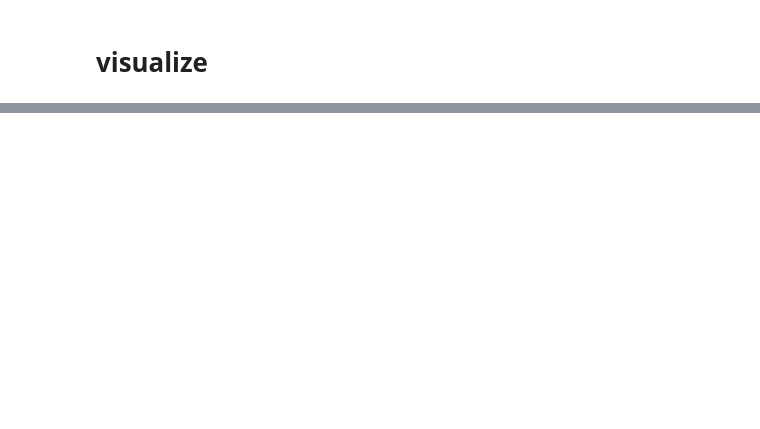
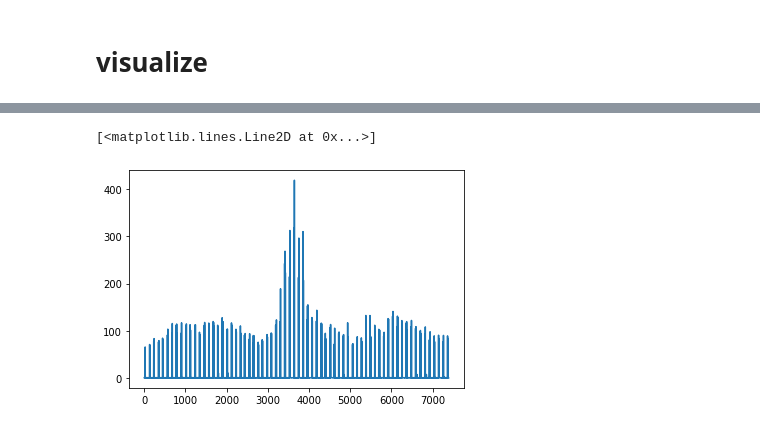
Before and after one commit to tjbergst/lorapy, a Jupyter notebook: lorapy-symbol-viewer.ipynb, the cells around one changed output, grey strips where cells are left out. Saved outputs shown, nothing was run; the diff lists cells and outputs as text; code cells hidden in the pictures; blank space fills up the shorter version.

```diff
--- a/lorapy-symbol-viewer.ipynb
+++ b/lorapy-symbol-viewer.ipynb
@@ -307,0 +311,10 @@ for epoch in range(1, symbols.num_symbols // 50):
+# %%
+file = symloader.filter(bw=9, sf=11, att=40)[0]
+display(file)
+file.load()
+
+pfile = _load_matching_dotp(file.bw, file.sf)
+display(pfile)
+
+base_symbol = pfile.to_signal()
+display(base_symbol)
@@ -307,0 +329,2 @@ for epoch in range(1, symbols.num_symbols // 50):
+# %%
+filtered_symbols, conv_vals = filter_symbols(file, thresh_type='quant', plot=False)
@@ -307,0 +360,5 @@ for epoch in range(1, symbols.num_symbols // 50):
+# %%
+plt.plot(conv_vals)
+# %% [output]
+[<matplotlib.lines.Line2D at 0x...>]
+[figure, added]
```
Also changed, not shown: parts of 53 cells of this notebook.
